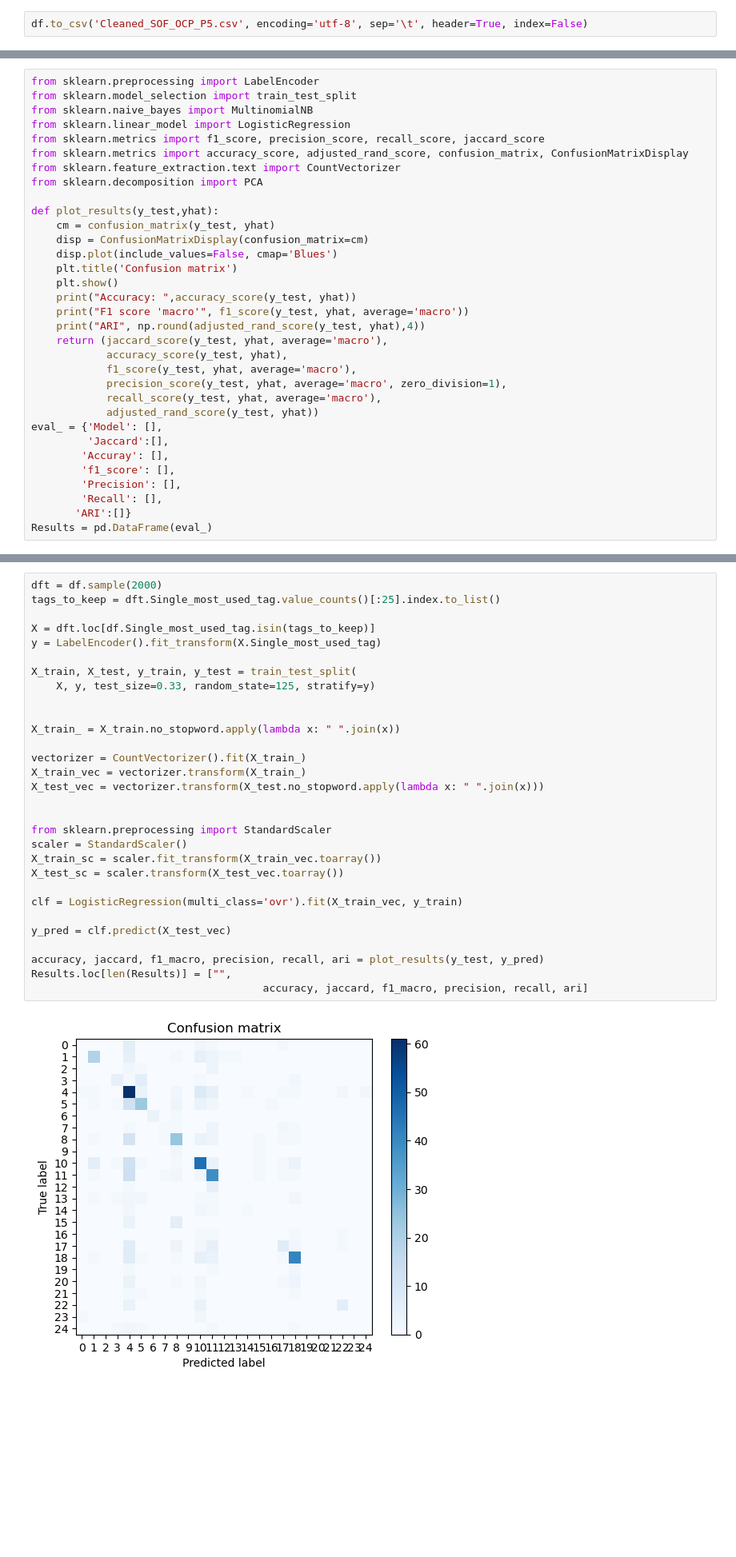
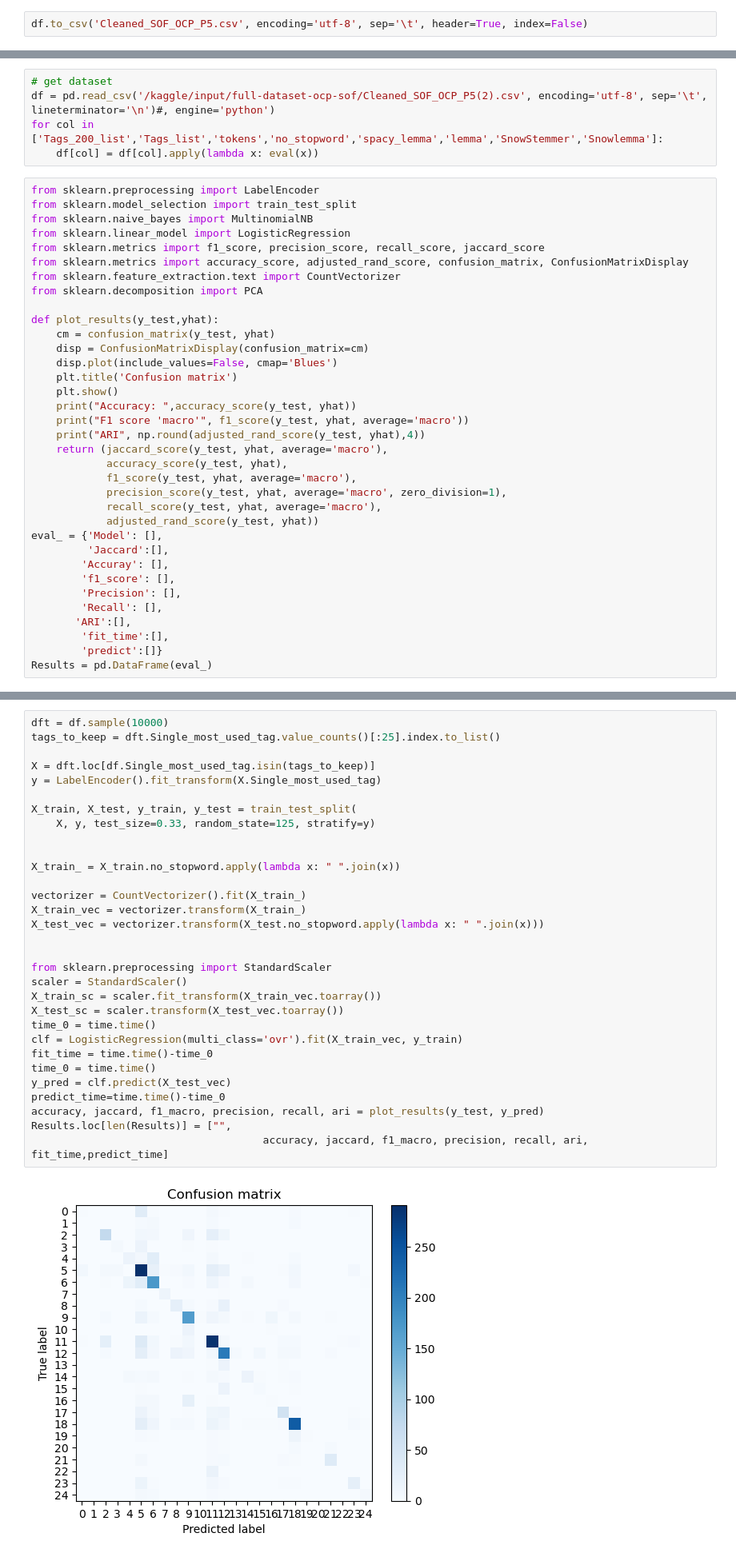
Before and after one commit to RCaz33/API_predict, a Jupyter notebook: cazelles-remi-notebook-exploration-06-2023.ipynb, the cells around one changed output, grey strips where cells are left out. Shown at 80% size. Cells and saved outputs as stored; diff of their text form; blank space fills up the shorter version.

Commit message:
Kaggle Notebook | Cazelles_Remi_notebook_exploration_06_2023 | Version 12

```diff
--- a/cazelles-remi-notebook-exploration-06-2023.ipynb
+++ b/cazelles-remi-notebook-exploration-06-2023.ipynb
@@ -545,3 +514,8 @@ VotingClassifier
+# %%
+# get dataset
+df = pd.read_csv('/kaggle/input/full-dataset-ocp-sof/Cleaned_SOF_OCP_P5(2).csv', encoding='utf-8', sep='\t', lineterminator='\n')#, engine='python')
+for col in ['Tags_200_list','Tags_list','tokens','no_stopword','spacy_lemma','lemma','SnowStemmer','Snowlemma']:
+    df[col] = df[col].apply(lambda x: eval(x))
 # %%
 from sklearn.preprocessing import LabelEncoder
 from sklearn.model_selection import train_test_split
@@ -573,5 +547,7 @@ eval_ = {'Model': [],
         'f1_score': [],
         'Precision': [],
         'Recall': [],
-       'ARI':[]}
+       'ARI':[],
+        'fit_time':[],
+        'predict':[]}
 Results = pd.DataFrame(eval_)
@@ -578,32 +558,33 @@ Results = pd.DataFrame(eval_)
 # %%
-dft = df.sample(2000)
+dft = df.sample(10000)
 tags_to_keep = dft.Single_most_used_tag.value_counts()[:25].index.to_list()
 
 X = dft.loc[df.Single_most_used_tag.isin(tags_to_keep)]
 y = LabelEncoder().fit_transform(X.Single_most_used_tag)
 
 X_train, X_test, y_train, y_test = train_test_split(
     X, y, test_size=0.33, random_state=125, stratify=y)
 
 
 X_train_ = X_train.no_stopword.apply(lambda x: " ".join(x))
 
 vectorizer = CountVectorizer().fit(X_train_)
 X_train_vec = vectorizer.transform(X_train_)
 X_test_vec = vectorizer.transform(X_test.no_stopword.apply(lambda x: " ".join(x)))
 
 
 from sklearn.preprocessing import StandardScaler
 scaler = StandardScaler()
 X_train_sc = scaler.fit_transform(X_train_vec.toarray())
 X_test_sc = scaler.transform(X_test_vec.toarray())
-
+time_0 = time.time()
 clf = LogisticRegression(multi_class='ovr').fit(X_train_vec, y_train)
-
+fit_time = time.time()-time_0
+time_0 = time.time()
 y_pred = clf.predict(X_test_vec)
-
+predict_time=time.time()-time_0
 accuracy, jaccard, f1_macro, precision, recall, ari = plot_results(y_test, y_pred)
 Results.loc[len(Results)] = ["",
-                                     accuracy, jaccard, f1_macro, precision, recall, ari]
+                                     accuracy, jaccard, f1_macro, precision, recall, ari, fit_time,predict_time]
 # %% [output]
-[figure, old version]
+[figure, new version]
```
Also changed, not shown: parts of 19 cells of this notebook.
